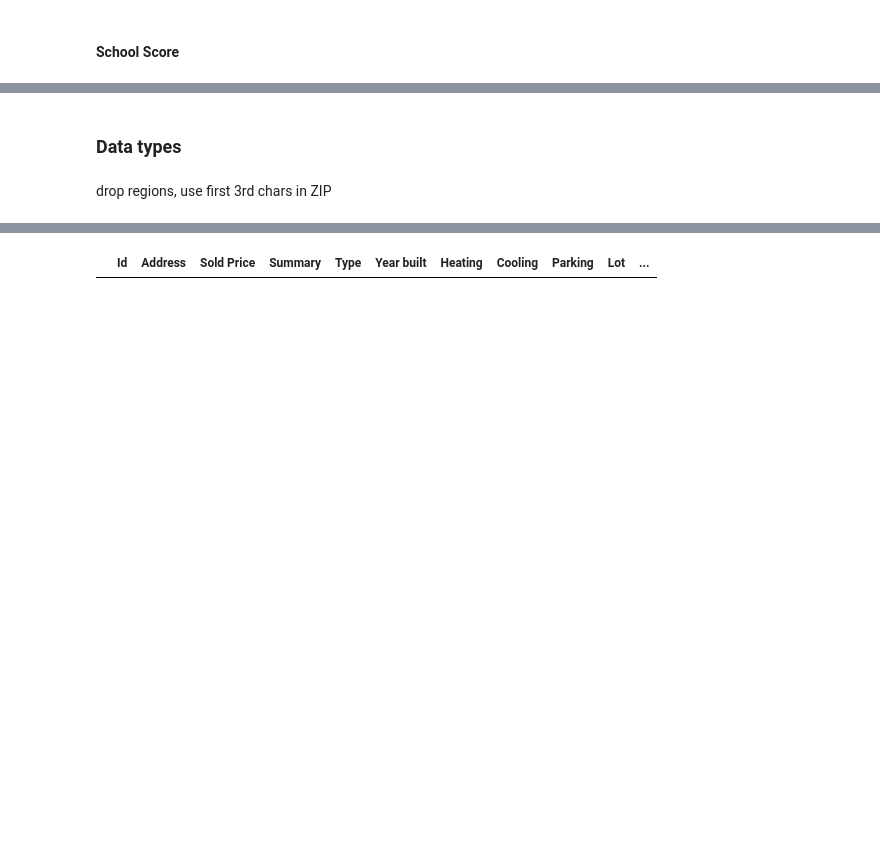
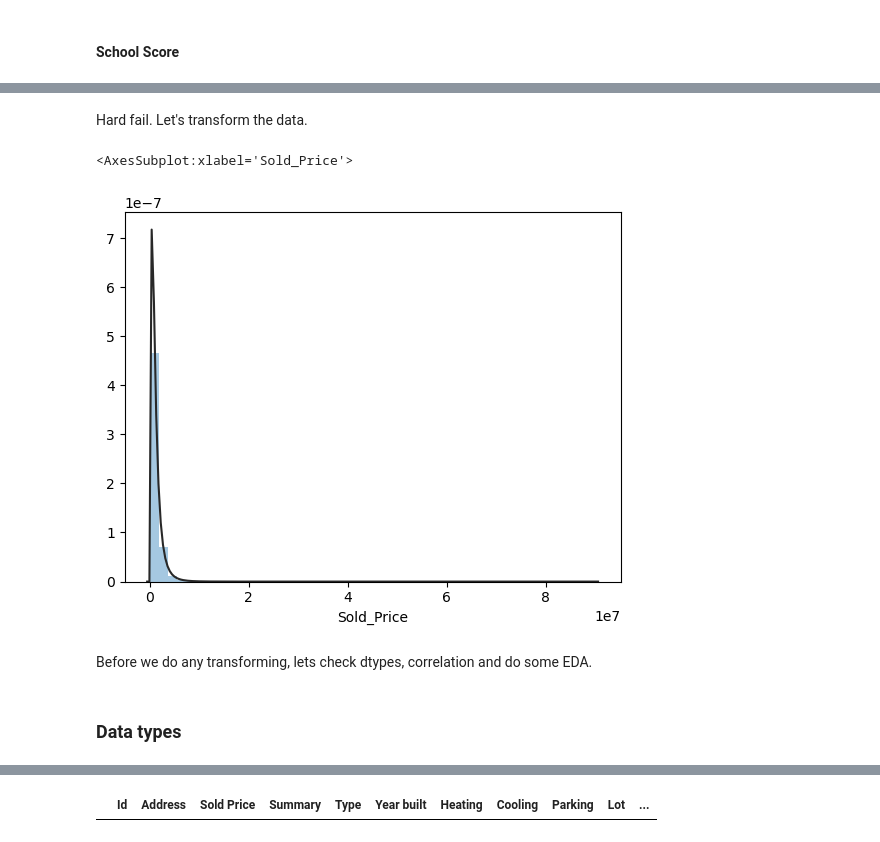
Before and after one commit to Euan-J-Austin/Kaggle_Housing_CA, a Jupyter notebook: CA_House_Prices_EDA.ipynb, the cells around one changed output, grey strips where cells are left out. Saved outputs shown, nothing was run; the diff lists cells and outputs as text; code cells hidden in the pictures; blank space fills up the shorter version.

```diff
--- a/CA_House_Prices_EDA.ipynb
+++ b/CA_House_Prices_EDA.ipynb
@@ -593,4 +864,11 @@ Let's get the mean, so sum over number that are not NaN
+# %% [markdown]
+Hard fail. Let's transform the data.
+# %%
+sns.distplot(tt.Sold_Price, kde=False, fit=stats.lognorm)
+# %% [output]
+<AxesSubplot:xlabel='Sold_Price'>
+[figure, added]
+# %% [markdown]
+Before we do any transforming, lets check dtypes, correlation and do some EDA.
 # %% [markdown]
 ### Data types
-# %% [markdown]
-drop regions, use first 3rd chars in ZIP
```
Also changed, not shown: parts of 56 cells of this notebook, 1 other file.
